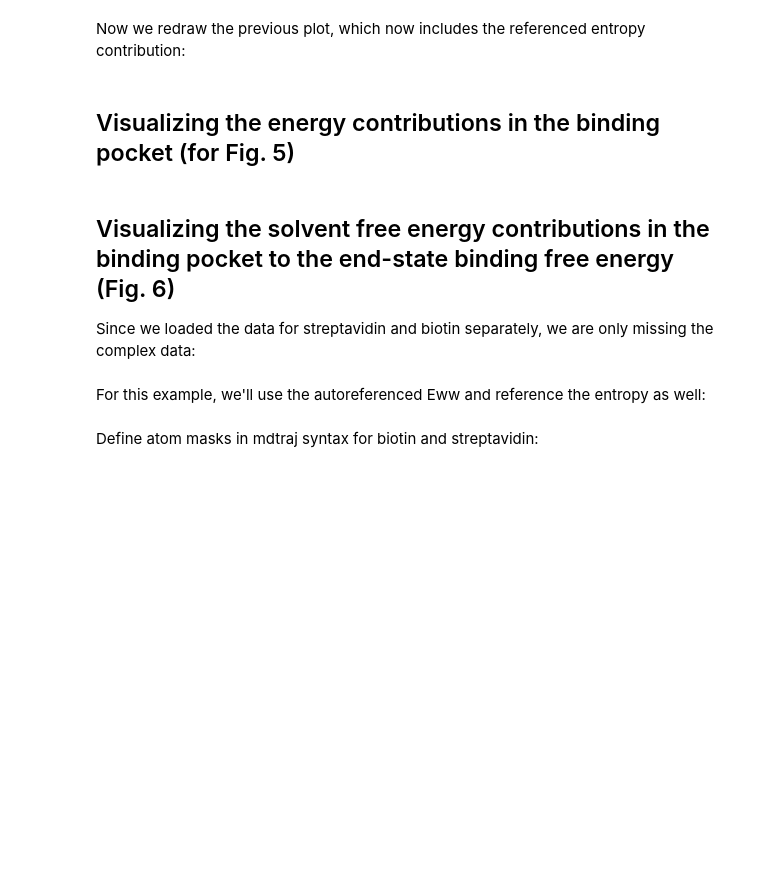
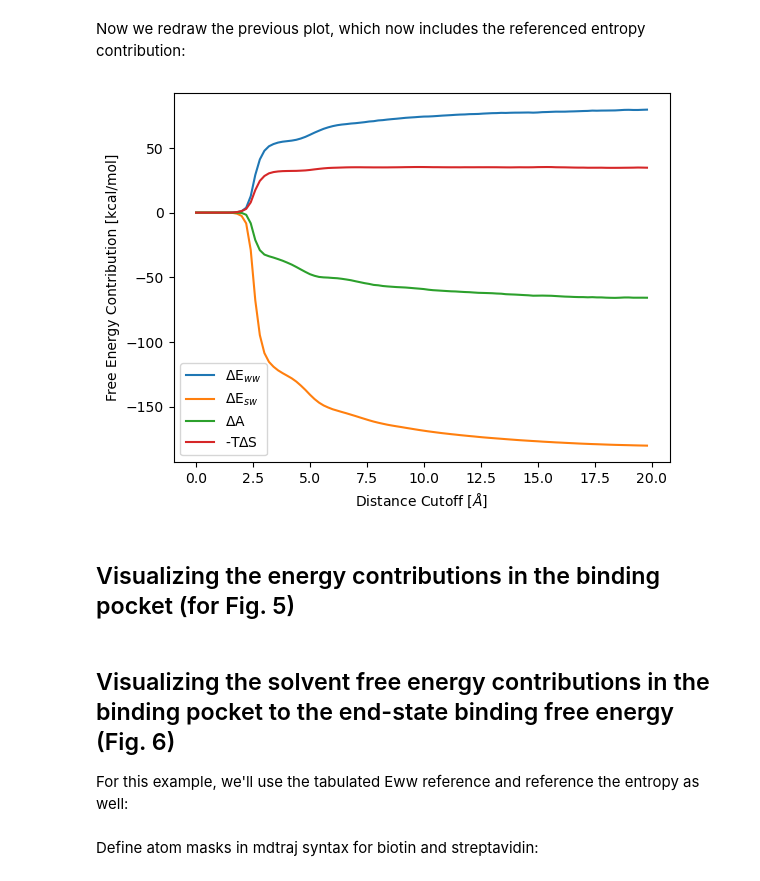
Before and after one commit to liedllab/gist-tutorial, a Jupyter notebook: code/tutorial-gist.ipynb, the cells around one changed output. Drawn from its saved outputs; the diff is of its cells as text; code cells hidden in the pictures; blank space fills up the shorter version.

```diff
--- a/code/tutorial-gist.ipynb
+++ b/code/tutorial-gist.ipynb
@@ -89,17 +145,19 @@ reference_entropy(biotin)
 Now we redraw the previous plot, which now includes the referenced entropy contribution:
 # %%
 # Recalculate the bins and contributions with the referenced entropy
-bins, (da, esw, eww, s) = biotin.rdf(
+bins, (da, esw, eww, s) = biotin.multiple_rdfs(
     ['A_dens', 'Esw_dens', 'Eww_dens', 'dTSsix_dens'],
     bins=100, rmax=20., normalize='none')
-plt.plot(bins, np.cumsum(eww), label='$\Delta$E$_{ww}$')
-plt.plot(bins, np.cumsum(esw), label='$\Delta$E$_{sw}$')
-plt.plot(bins, np.cumsum(da), label='$\Delta$A')
-plt.plot(bins, np.cumsum(s), label='T$\Delta$S')
+plt.plot(bins, np.cumsum(eww), label=r'$\Delta$E$_{ww}$')
+plt.plot(bins, np.cumsum(esw), label=r'$\Delta$E$_{sw}$')
+plt.plot(bins, np.cumsum(da), label=r'$\Delta$A')
+plt.plot(bins, np.cumsum(-s), label=r'-T$\Delta$S')
 plt.legend()
-plt.xlabel("Distance Cutoff [$\AA$]")
+plt.xlabel(r"Distance Cutoff [$\AA$]")
 plt.ylabel("Free Energy Contribution [kcal/mol]")
 plt.savefig('biotin-contributions_ref.png', dpi=300, bbox_inches='tight')
+# %% [output]
+[figure, added]
 # %% [markdown]
 ## Visualizing the energy contributions in the binding pocket (for Fig. 5)
 # %%
@@ -114,4 +172,4 @@ strept.loc[strept['population'] == 0, 'E_norm'] = 0
 strept.save_dx('E_norm', 'gist-E-per-mol-norm.dx')
 # %% [markdown]
 ## Visualizing the solvent free energy contributions in the binding pocket to the end-state binding free energy (Fig. 6)
-Since we loaded the data for streptavidin and biotin separately, we are only missing the complex data:
+For this example, we'll use the tabulated Eww reference and reference the entropy as well:
@@ -120,3 +176 @@ compl = gt.gist.load_gist_file('complex/gist/gist.dat', struct='complex/gist/com
-# %% [markdown]
-For this example, we'll use the autoreferenced Eww and reference the entropy as well:
 # %%
```
Also changed, not shown: parts of 19 cells of this notebook.
